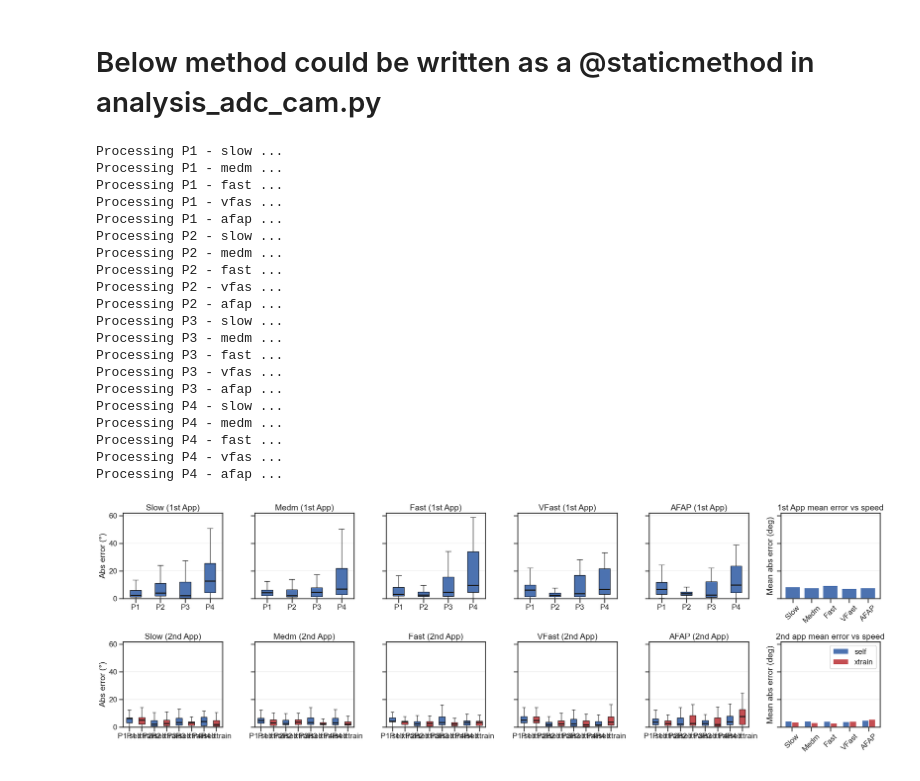
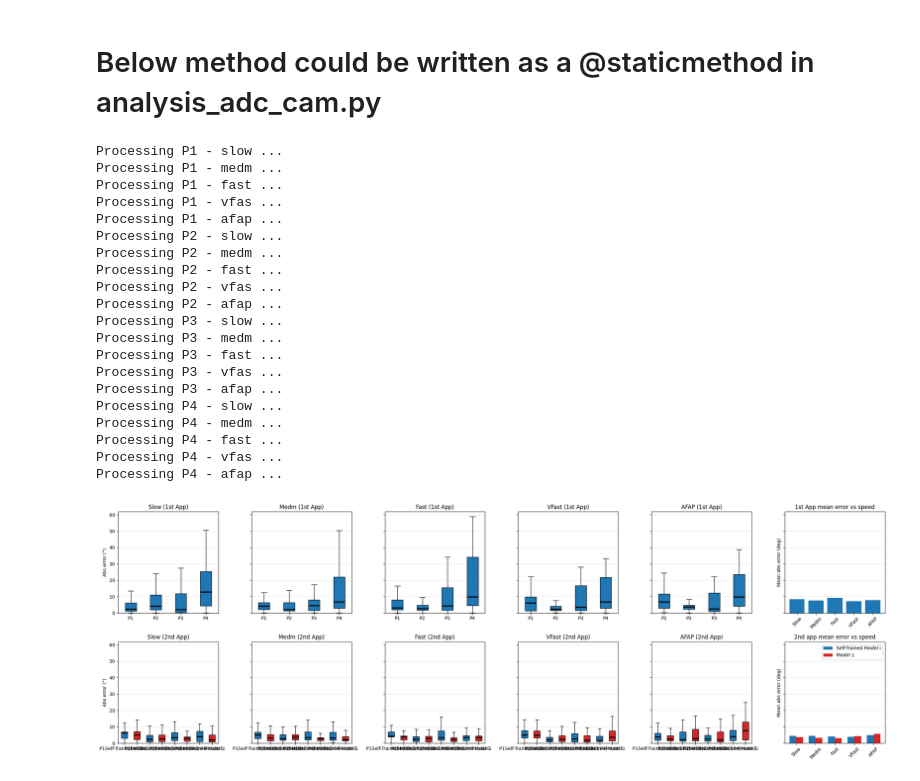
Before and after one commit to neuralengatberkeley/Strain-Sensor-, a Jupyter notebook: Code/analysis/camera_sensor_imu_analysis/adc_vs_cam.ipynb, the cells around one changed output. Drawn from its saved outputs; the diff is of its cells as text; code cells hidden in the pictures.

```diff
--- a/Code/analysis/camera_sensor_imu_analysis/adc_vs_cam.ipynb
+++ b/Code/analysis/camera_sensor_imu_analysis/adc_vs_cam.ipynb
@@ -833,13 +830,13 @@ for col, (speed, speed_title) in enumerate(zip(speed_tags, speed_titles)):
         # Self-calibrated (blue)
         if abs_self.size > 0:
             data.append(abs_self)
-            labels.append(f"{p['name']} self")
+            labels.append(f"{p['name']}Self-Trained Model i")
             colors.append("C0")  # blue
 
         # Cross-trained (red)
         if abs_cross.size > 0:
             data.append(abs_cross)
-            labels.append(f"{p['name']} xtrain")
+            labels.append(f"{p['name']}Model 1")
             colors.append("C3")  # red-ish
 
     if data:
@@ -909,40 +906,40 @@ for speed in speed_tags:
         mean_second_cross.append(np.nan)
 
 width = 0.35
-ax_sum_second.bar(x - width/2, mean_second_self,  width=width, color="C0", label="self")
-ax_sum_second.bar(x + width/2, mean_second_cross, width=width, color="C3", label="xtrain")
+ax_sum_second.bar(x - width/2, mean_second_self,  width=width, color="C0", label="Self-Trained Model i")
+ax_sum_second.bar(x + width/2, mean_second_cross, width=width, color="C3", label="Model 1")
 
 ax_sum_second.set_xticks(x)
 ax_sum_second.set_xticklabels(speed_titles, rotation=45)
 ax_sum_second.set_ylabel("Mean abs error (deg)")
 ax_sum_second.set_title("2nd app mean error vs speed")
 ax_sum_second.grid(axis="y", alpha=0.3)
 ax_sum_second.legend()
 
 plt.tight_layout()
 plt.show()
 # %% [output]
 Processing P1 - slow ...
 Processing P1 - medm ...
 Processing P1 - fast ...
 Processing P1 - vfas ...
 Processing P1 - afap ...
 Processing P2 - slow ...
 Processing P2 - medm ...
 Processing P2 - fast ...
 Processing P2 - vfas ...
 Processing P2 - afap ...
 Processing P3 - slow ...
 Processing P3 - medm ...
 Processing P3 - fast ...
 Processing P3 - vfas ...
 Processing P3 - afap ...
 Processing P4 - slow ...
 Processing P4 - medm ...
 Processing P4 - fast ...
 Processing P4 - vfas ...
 Processing P4 - afap ...
-[figure, old version]
+[figure, new version]
 # %%
 calib_result = cam.calibrate_trials_with_camera(
     adc_trials_first,
```
Also changed, not shown: parts of 6 cells of this notebook, 1 other file.
